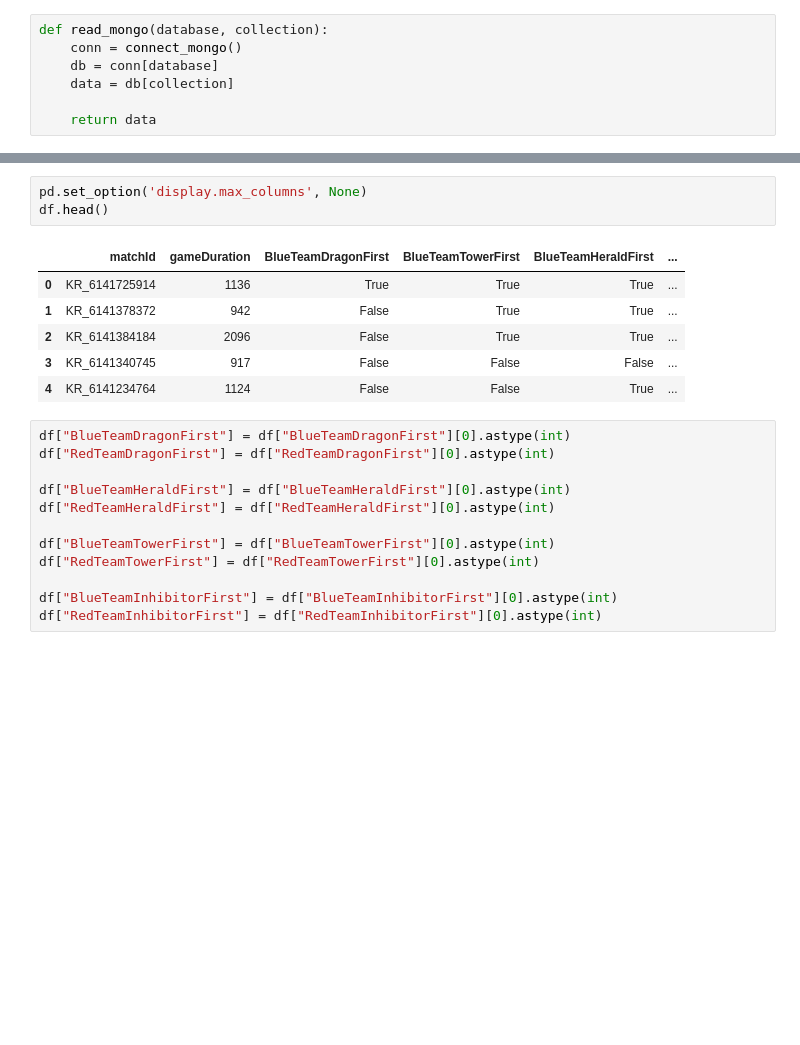
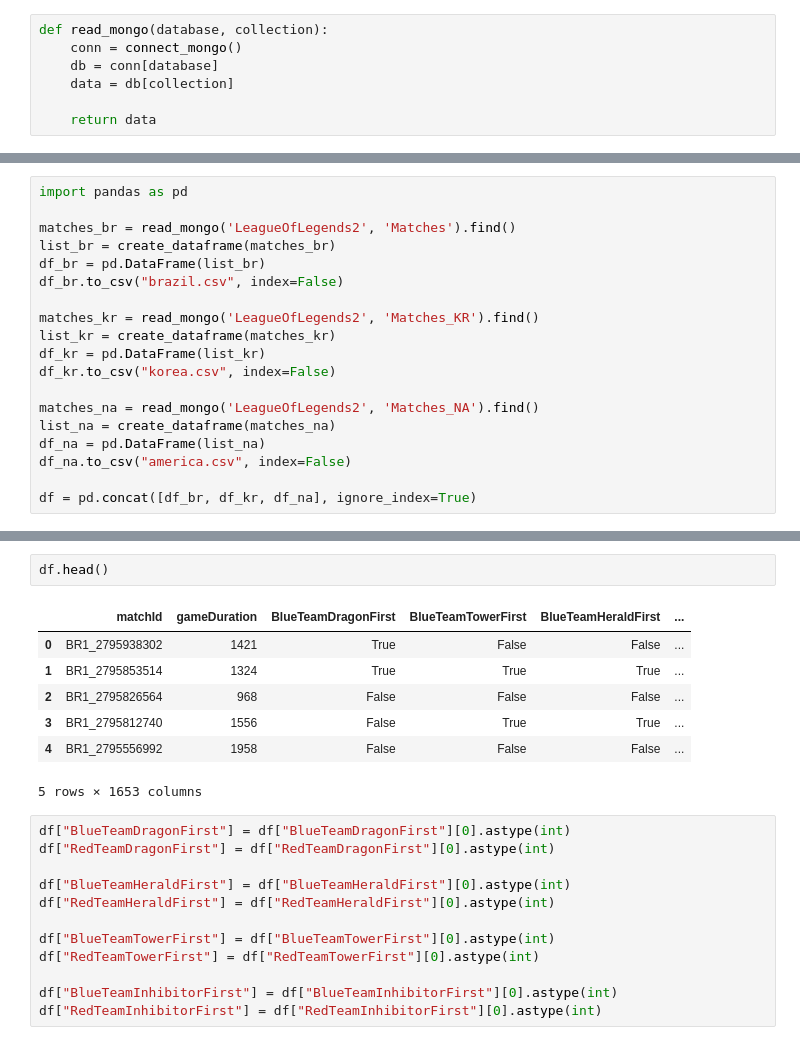
Before and after one commit to Andreycb/Learning-LOL, a Jupyter notebook: Untitled.ipynb, the cells around one changed output, grey strips where cells are left out. Saved outputs shown, nothing was run; the diff lists cells and outputs as text; blank space fills up the shorter version.

```diff
--- a/Untitled.ipynb
+++ b/Untitled.ipynb
@@ -111,0 +81,19 @@ df.head()
+# %%
+import pandas as pd
+
+matches_br = read_mongo('LeagueOfLegends2', 'Matches').find()
+list_br = create_dataframe(matches_br)
+df_br = pd.DataFrame(list_br)
+df_br.to_csv("brazil.csv", index=False)
+
+matches_kr = read_mongo('LeagueOfLegends2', 'Matches_KR').find()
+list_kr = create_dataframe(matches_kr)
+df_kr = pd.DataFrame(list_kr)
+df_kr.to_csv("korea.csv", index=False)
+
+matches_na = read_mongo('LeagueOfLegends2', 'Matches_NA').find()
+list_na = create_dataframe(matches_na)
+df_na = pd.DataFrame(list_na)
+df_na.to_csv("america.csv", index=False)
+
+df = pd.concat([df_br, df_kr, df_na], ignore_index=True)
@@ -134,13 +206,13 @@ df =pd.get_dummies(df,
 # %%
-pd.set_option('display.max_columns', None)
 df.head()
 # %% [output]
 |  | matchId | gameDuration | BlueTeamDragonFirst | BlueTeamTowerFirst | BlueTeamHeraldFirst | ... |
-| 0 | KR_6141725914 | 1136 | True | True | True | ... |
-| 1 | KR_6141378372 | 942 | False | True | True | ... |
-| 2 | KR_6141384184 | 2096 | False | True | True | ... |
-| 3 | KR_6141340745 | 917 | False | False | False | ... |
-| 4 | KR_6141234764 | 1124 | False | False | True | ... |
+| 0 | BR1_2795938302 | 1421 | True | False | False | ... |
+| 1 | BR1_2795853514 | 1324 | True | True | True | ... |
+| 2 | BR1_2795826564 | 968 | False | False | False | ... |
+| 3 | BR1_2795812740 | 1556 | False | True | True | ... |
+| 4 | BR1_2795556992 | 1958 | False | False | False | ... |
+5 rows × 1653 columns
 # %%
 df["BlueTeamDragonFirst"] = df["BlueTeamDragonFirst"][0].astype(int)
 df["RedTeamDragonFirst"] = df["RedTeamDragonFirst"][0].astype(int)
```
Also changed, not shown: parts of 11 cells of this notebook, 3 other files.
